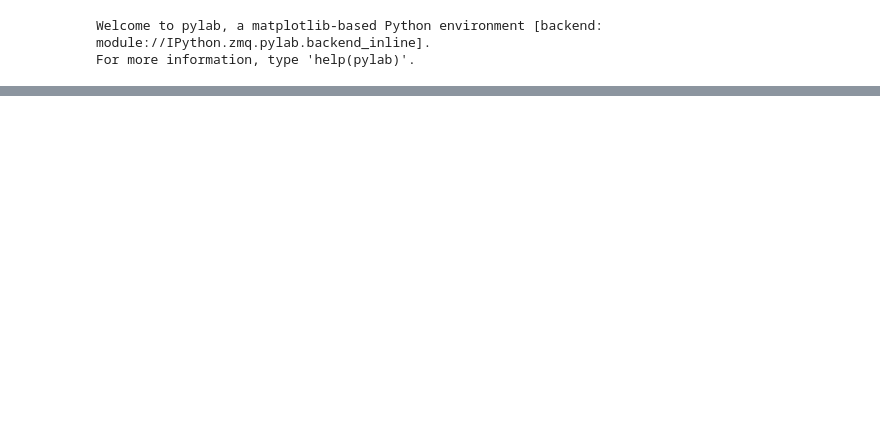
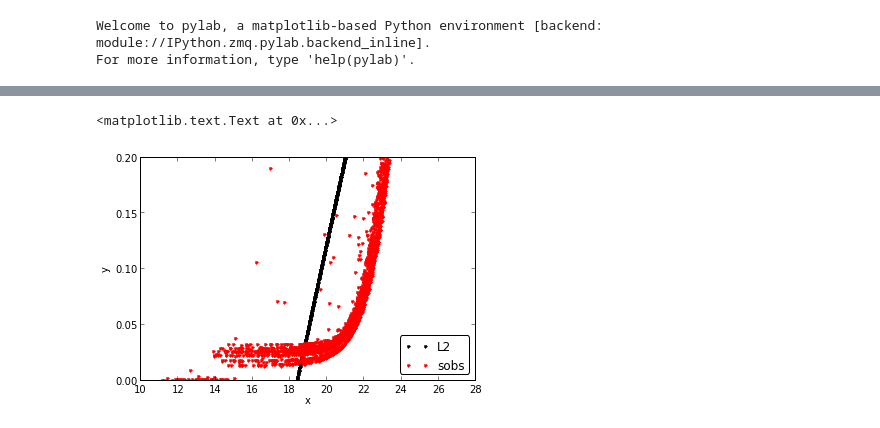
Before and after one commit to dIOGOLOC/cavalo, a Jupyter notebook: Regressão Linear Erro da Magnitude.ipynb, the cells around one changed output, grey strips where cells are left out. Cells and saved outputs as stored; diff of their text form; code cells hidden in the pictures; blank space fills up the shorter version.

```diff
--- a/Regressão Linear Erro da Magnitude.ipynb
+++ b/Regressão Linear Erro da Magnitude.ipynb
@@ -49,0 +109,9 @@ plt.ylabel('y')
+# %%
+plt.plot(m,sl2,'.k',m,sobs,'.r')
+plt.legend(('L2', 'sobs'),'lower right', fancybox=True)
+plt.ylim(0,0.20)
+plt.xlabel('x')
+plt.ylabel('y')
+# %% [output]
+<matplotlib.text.Text at 0x...>
+[figure, added]
```
Also changed, not shown: parts of 9 cells of this notebook.
